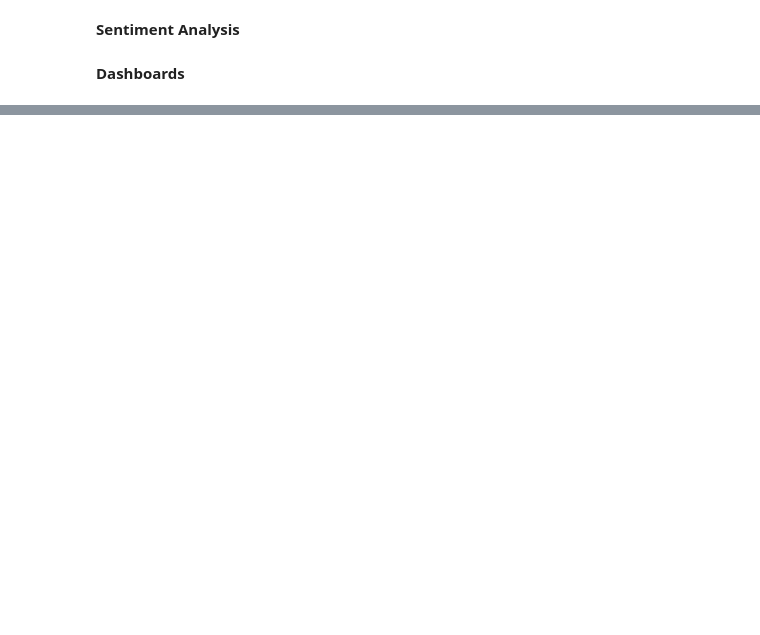
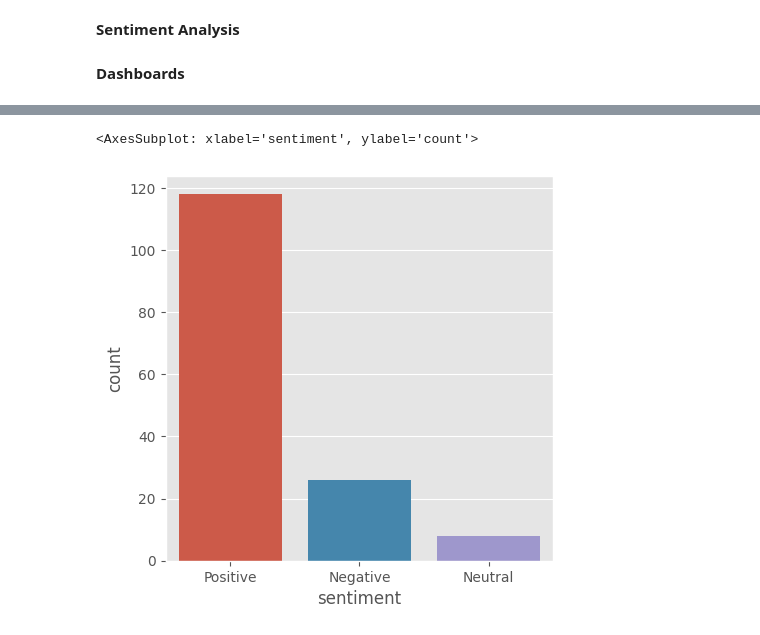
Before and after one commit to lemetice/de_satisfaction_client, a Jupyter notebook: notebook/viz.ipynb, the cells around one changed output, grey strips where cells are left out. Drawn from its saved outputs; the diff is of its cells as text; code cells hidden in the pictures; blank space fills up the shorter version.

Commit message:
viz on data

```diff
--- a/notebook/viz.ipynb
+++ b/notebook/viz.ipynb
@@ -38,8 +40,8 @@ from sklearn.metrics import accuracy_score, classification_report, confusion_mat
 #Load company infos
 df = pd.read_csv(r"D:\PROFIL\BCRK1417\Documents\Parcours_FEST\work\codes\de_satisfaction_client\data\informations_entreprises.csv", sep=',',decimal='.')
 
-# Load comment per company
-df_comments = pd.read_json(r"D:\PROFIL\BCRK1417\Documents\Parcours_FEST\work\codes\de_satisfaction_client\data\__df_commentaires_par_entreprise.json")
+# Load comments per company
+df_comments = pd.read_json(r"D:\PROFIL\BCRK1417\Documents\Parcours_FEST\work\codes\de_satisfaction_client\data\df_commentaires_par_entreprise.json")
 
 df
 # %% [output]
@@ -115,9 +116,20 @@ df
 # %% [markdown]
 **Sentiment Analysis**
 # %%
+def company_comment_processing(df_comments):
+
+    df_comments['company_name']= df_comments['company_name'].apply(lambda x: str(x).strip()[:11] + "...")
+
+    text_df = df_comments.drop(['User', 'localisation', 'Titre','nombre_reviews', 'date_experience', 'reply'
+           ], axis=1)
+
+    text_df.rename(columns={'commentaire': 'text'}, inplace=True)
+    #text_df.head()
+
+    return text_df
 
 #Comment processing
-def data_processing(text):
+def comments_preprocessing(text):
     text = text.lower()
     text = re.sub(r"https\S+|www\S+https\S+", '',text, flags=re.MULTILINE)
     text = re.sub(r'\@w+|\#','',text)
@@ -149,7 +161,7 @@ def sentiment(label):
 
 def comment_polarity(text_df):
 
-    #text_df.text = text_df['text'].apply(data_processing)
+    #text_df.text = text_df['text'].apply(comments_preprocessing)
     text_df = text_df.drop_duplicates('text')
 
     #apply streamer
@@ -164,14 +176,12 @@ def comment_polarity(text_df):
     return text_df
 
 
-def computer_sentiment(df_comments):
+def compute_sentiment_analysis(df_comments):
 
-    text_df = df_comments.drop(['User', 'localisation', 'Titre','nombre_reviews', 'date_experience', 'reply'
-           ], axis=1)
-    text_df.rename(columns={'commentaire': 'text'}, inplace=True)
-    text_df.head()
+    text_df = company_comment_processing(df_comments)
 
     df_polarity =pd.DataFrame()
+
     for company in text_df.company_name.unique():
         text_df[text_df.company_name==company]
         comp_pol =comment_polarity(text_df[text_df.company_name==company])
@@ -264,7 +274,7 @@ def update_graph(selected_countries):
 # Example sentiment analysis - dummy data
 #df_comments['sentiment'] = df_comments['commentaire'].apply(lambda x: 'Positive' if 'good' in x else 'Negative')
 
-df_polarity = computer_sentiment(df_comments)
+df_polarity = compute_sentiment_analysis(df_comments)
 # Sentiment Analysis Bar Chart
 sentiment_fig = px.bar(df_polarity, x='company_name', color='sentiment', title="Sentiment Analysis")
 
@@ -283,7 +293,7 @@ app.layout = dbc.Container([
     dbc.Row([
         #dbc.Col([dcc.Graph(figure=map_fig)], width=12),
         dbc.Col([html.H4("Company Dashboard")], width=12),
-        dbc.Col([dropdown_town], width=4),dbc.Col([dropdown_country], width=8),
+        dbc.Col([dropdown_town], width=6),dbc.Col([dropdown_country], width=6),
         dbc.Col([dcc.Graph(figure=trust_fig)], width=6),
         dbc.Col([dcc.Graph(figure=institution_fig)], width=6),
         dbc.Col([dcc.Graph(figure=top_companies_fig)], width=6),
@@ -303,3 +313,9 @@ if __name__ == "__main__":
     app.run_server(debug=True)
 # %% [output]
 [interactive output not drawn]
+# %%
+fig = plt.figure(figsize=(5,5))
+sns.countplot(x='sentiment', data = df_polarity)
+# %% [output]
+<AxesSubplot: xlabel='sentiment', ylabel='count'>
+[figure, added]
```
Also changed, not shown: parts of 8 cells of this notebook, 2 other files.
